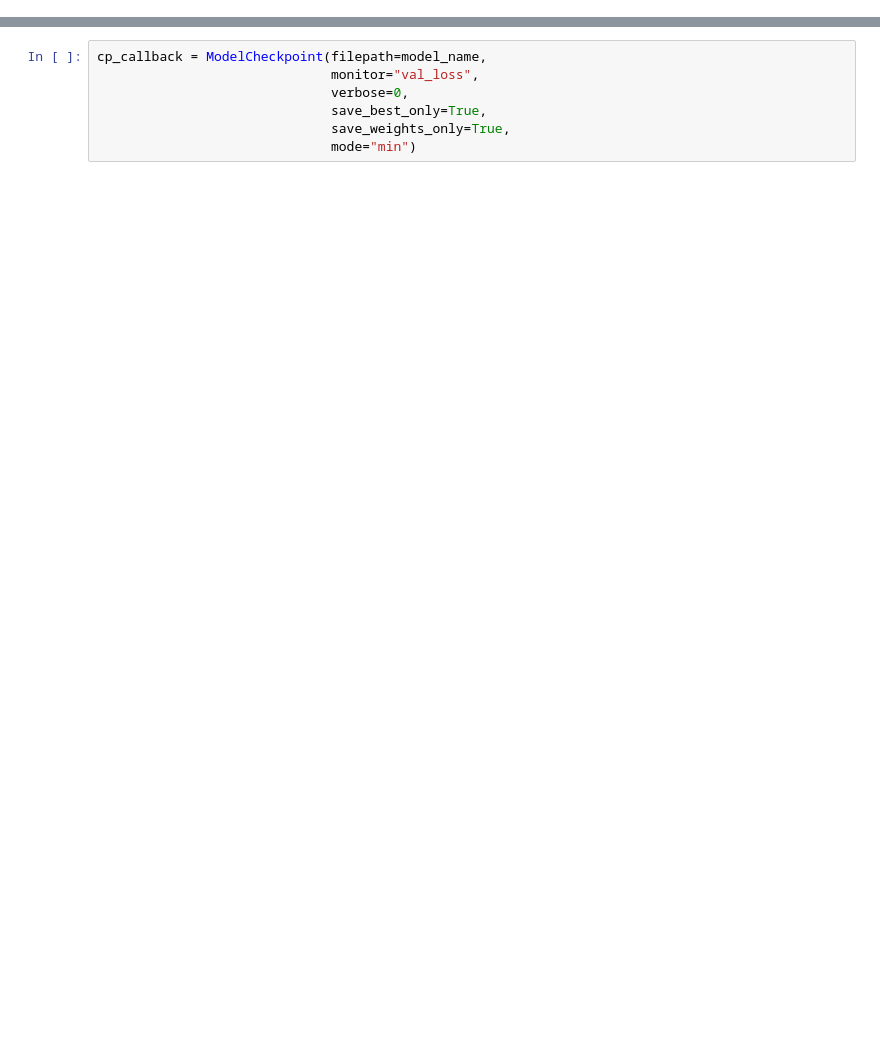
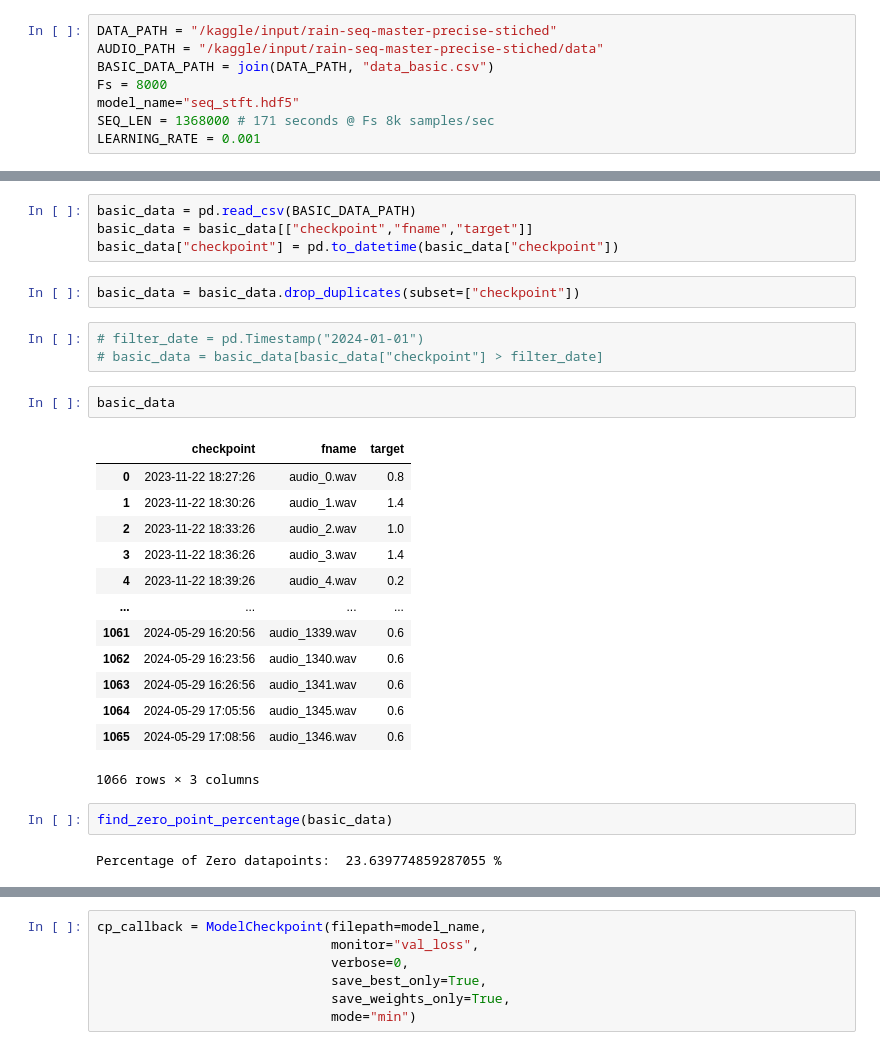
Before and after one commit to cksajil/rainfall_monitor, a Jupyter notebook: seq_mech_vs_non_mech.ipynb, the cells around one changed output, grey strips where cells are left out. Drawn from its saved outputs; the diff is of its cells as text; blank space fills up the shorter version.

Commit message:
updated kaggle notebooks

```diff
--- a/seq_mech_vs_non_mech.ipynb
+++ b/seq_mech_vs_non_mech.ipynb
@@ -23,0 +22,8 @@ def load_wav(file_path):
+# %%
+DATA_PATH = "/kaggle/input/rain-seq-master-precise-stiched"
+AUDIO_PATH = "/kaggle/input/rain-seq-master-precise-stiched/data"
+BASIC_DATA_PATH = join(DATA_PATH, "data_basic.csv")
+Fs = 8000
+model_name="seq_stft.hdf5"
+SEQ_LEN = 1368000 # 171 seconds @ Fs 8k samples/sec
+LEARNING_RATE = 0.001
@@ -23,0 +38,29 @@ def load_wav(file_path):
+# %%
+basic_data = pd.read_csv(BASIC_DATA_PATH)
+basic_data = basic_data[["checkpoint","fname","target"]]
+basic_data["checkpoint"] = pd.to_datetime(basic_data["checkpoint"])
+# %%
+basic_data = basic_data.drop_duplicates(subset=["checkpoint"])
+# %%
+# filter_date = pd.Timestamp("2024-01-01")
+# basic_data = basic_data[basic_data["checkpoint"] > filter_date]
+# %%
+basic_data
+# %% [output]
+|  | checkpoint | fname | target |
+| 0 | 2023-11-22 18:27:26 | audio_0.wav | 0.8 |
+| 1 | 2023-11-22 18:30:26 | audio_1.wav | 1.4 |
+| 2 | 2023-11-22 18:33:26 | audio_2.wav | 1.0 |
+| 3 | 2023-11-22 18:36:26 | audio_3.wav | 1.4 |
+| 4 | 2023-11-22 18:39:26 | audio_4.wav | 0.2 |
+| ... | ... | ... | ... |
+| 1061 | 2024-05-29 16:20:56 | audio_1339.wav | 0.6 |
+| 1062 | 2024-05-29 16:23:56 | audio_1340.wav | 0.6 |
+| 1063 | 2024-05-29 16:26:56 | audio_1341.wav | 0.6 |
+| 1064 | 2024-05-29 17:05:56 | audio_1345.wav | 0.6 |
+| 1065 | 2024-05-29 17:08:56 | audio_1346.wav | 0.6 |
+1066 rows × 3 columns
+# %%
+find_zero_point_percentage(basic_data)
+# %% [output]
+Percentage of Zero datapoints:  23.639774859287055 %
```
Also changed, not shown: parts of 32 cells of this notebook, 1 other file.
